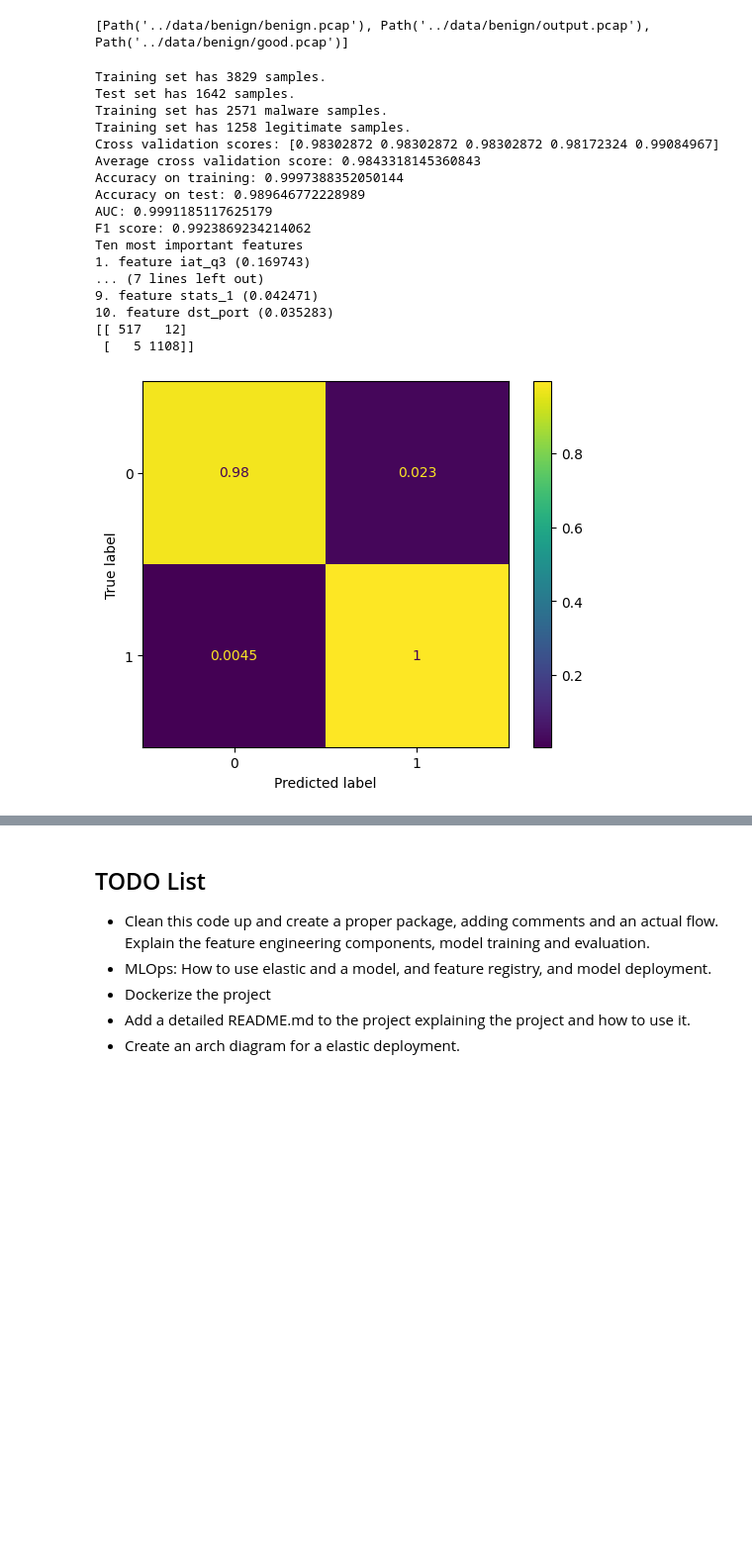
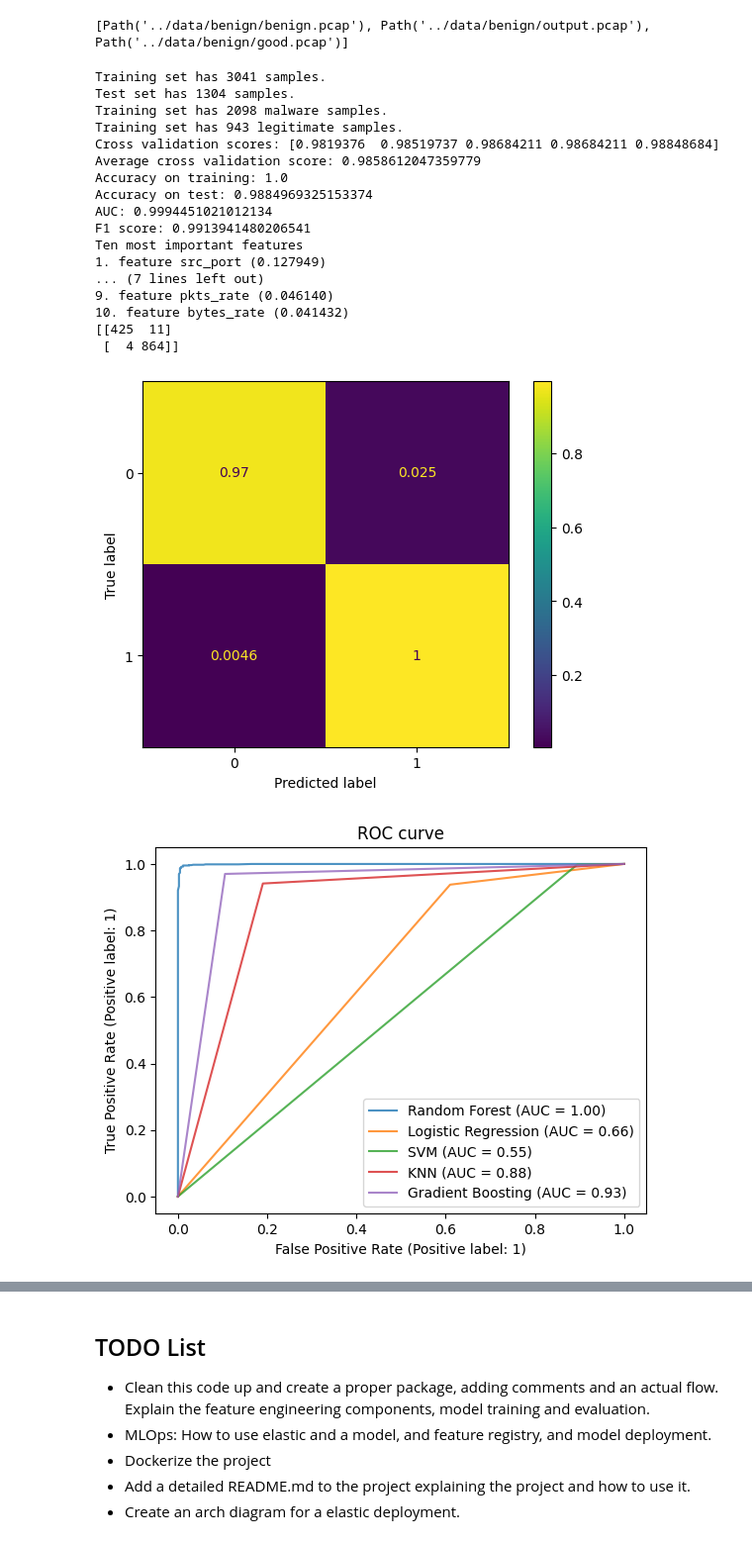
Before and after one commit to khannay/mdetect, a Jupyter notebook: nbs/00_core.ipynb, the cells around one changed output, grey strips where cells are left out. Shown at 99% size. Cells and saved outputs as stored; diff of their text form; code cells hidden in the pictures; blank space fills up the shorter version.

```diff
--- a/nbs/00_core.ipynb
+++ b/nbs/00_core.ipynb
@@ -920,3 +752,6 @@ BPATH = DATA_PATH / 'benign'
 
 malware_files = list(MPATH.glob('**/*.pcap'))
 benign_files = list(BPATH.glob('**/*.pcap'))
+# %%
+pf = PacketFlows(malware_files[0], verbose=0)
+pf.summary()
@@ -1151,7 +962,7 @@ print("Training set has {} legitimate samples.".format(len(y_train) - sum(y_trai
 
 
 # Instantiate model
-model = RandomForestClassifier(n_estimators = 30, max_depth=10)
+model = RandomForestClassifier(n_estimators = 50)
 
 scores = cross_val_score(model, X_train, y_train, cv=5)
 print("Cross validation scores:", scores)
@@ -1174,7 +985,6 @@ print("AUC:", roc_auc_score(y_test, model.predict_proba(X_test)[:, 1]))
 from sklearn.metrics import f1_score
 print("F1 score:", f1_score(y_test, model.predict(X_test)))
 
-
 importances = model.feature_importances_
 indices = np.argsort(importances)[::-1]
 print("Ten most important features")
@@ -1189,21 +999,54 @@ import matplotlib.pyplot as plt
 ConfusionMatrixDisplay.from_estimator(model, X_test, y_test, normalize='true')
 plt.show()
 # %% [output]
-Training set has 3829 samples.
-Test set has 1642 samples.
-Training set has 2571 malware samples.
-Training set has 1258 legitimate samples.
-Cross validation scores: [0.98302872 0.98302872 0.98302872 0.98172324 0.99084967]
-Average cross validation score: 0.9843318145360843
-Accuracy on training: 0.9997388352050144
-Accuracy on test: 0.989646772228989
-AUC: 0.9991185117625179
-F1 score: 0.9923869234214062
+Training set has 3041 samples.
+Test set has 1304 samples.
+Training set has 2098 malware samples.
+Training set has 943 legitimate samples.
+Cross validation scores: [0.9819376  0.98519737 0.98684211 0.98684211 0.98848684]
+Average cross validation score: 0.9858612047359779
+Accuracy on training: 1.0
+Accuracy on test: 0.9884969325153374
+AUC: 0.9994451021012134
+F1 score: 0.9913941480206541
 Ten most important features
-1. feature iat_q3 (0.169743)
+1. feature src_port (0.127949)
 ... (7 lines left out)
-9. feature stats_1 (0.042471)
-10. feature dst_port (0.035283)
-[[ 517   12]
- [   5 1108]]
+9. feature pkts_rate (0.046140)
+10. feature bytes_rate (0.041432)
+[[425  11]
+ [  4 864]]
 [figure]
+# %%
+from sklearn.metrics import RocCurveDisplay
+from sklearn.linear_model import LogisticRegression
+
+ax = plt.gca()
+roc_curve = RocCurveDisplay.from_estimator(model, X_test, y_test, ax=ax, name='Random Forest', alpha=0.8)
+
+
+lr_model = LogisticRegression(max_iter=10000)
+lr_model.fit(X_train, y_train)
+y_test_lr_predict = lr_model.predict(X_test)
+lr_disp = RocCurveDisplay.from_predictions(y_test, y_test_lr_predict, name='Logistic Regression', ax=ax, alpha=0.8)
+
+from sklearn.svm import SVC
+svc = SVC(random_state=42)
+svc.fit(X_train, y_train)
+y_test_svm_predict = svc.predict(X_test)
+svm_disp = RocCurveDisplay.from_predictions(y_test, y_test_svm_predict, name='SVM', ax=ax, alpha=0.8)
+
+from sklearn.neighbors import KNeighborsClassifier
+neigh = KNeighborsClassifier(n_neighbors=3)
+neigh.fit(X_train, y_train)
+y_test_knn_predict = neigh.predict(X_test)
+knn_disp = RocCurveDisplay.from_predictions(y_test, y_test_knn_predict, name='KNN', ax=ax, alpha=0.8)
+
+from sklearn.ensemble import GradientBoostingClassifier
+clf = GradientBoostingClassifier(n_estimators=30, learning_rate=1.0,
+    max_depth=1, random_state=0).fit(X_train, y_train)
+y_test_gb_predict = clf.predict(X_test)
+gd_disp = RocCurveDisplay.from_predictions(y_test, y_test_gb_predict, name='Gradient Boosting', ax=ax, alpha=0.8)
+plt.title('ROC curve');
+# %% [output]
+[figure, added]
```
Also changed, not shown: parts of 32 cells of this notebook, 2 other files.
